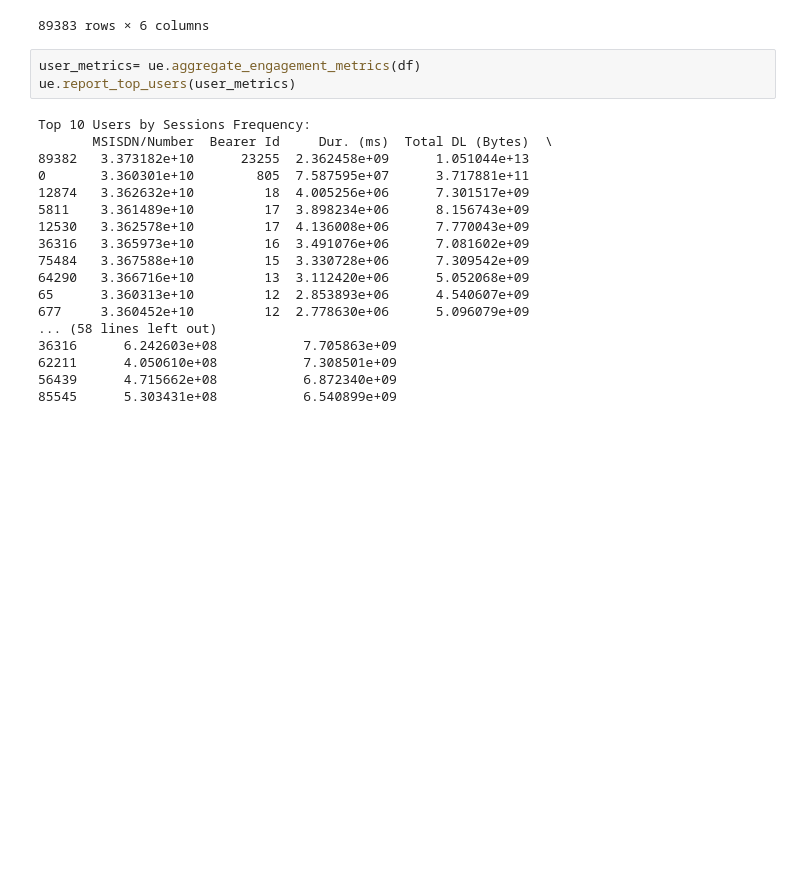
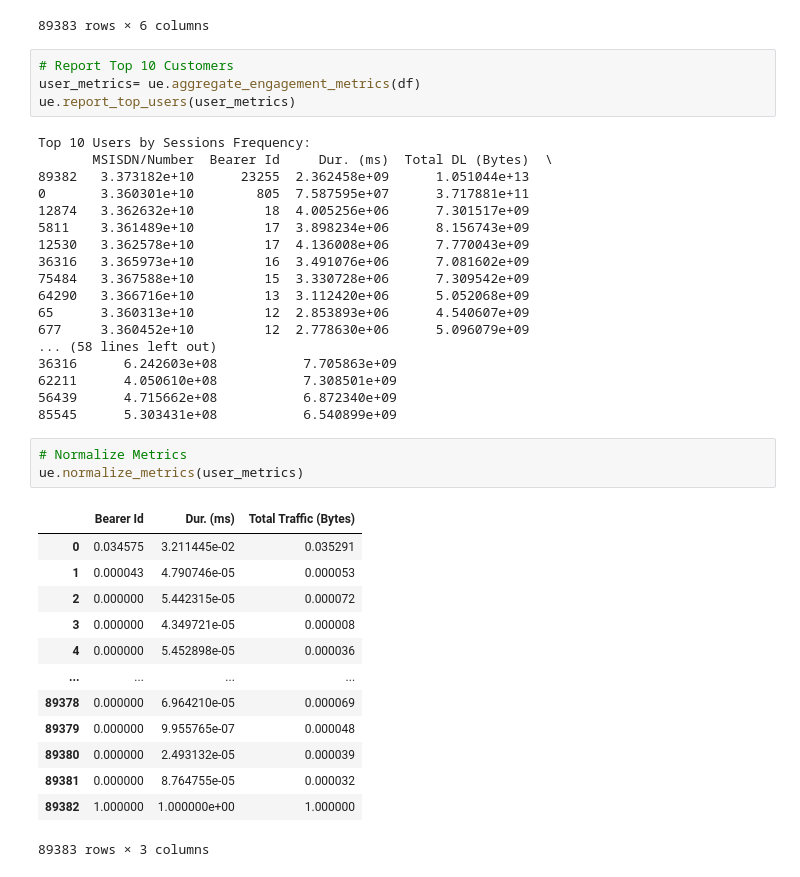
Before and after one commit to Nahom-ketsela/kaim-week-02, a Jupyter notebook: notebook/User_Engagment_Analysis.ipynb, the cells around one changed output. Cells and saved outputs as stored; diff of their text form; blank space fills up the shorter version.

Commit message:
Normalized each engagement metric done.

```diff
--- a/notebook/User_Engagment_Analysis.ipynb
+++ b/notebook/User_Engagment_Analysis.ipynb
@@ -141,6 +141,7 @@ ue.aggregate_engagement_metrics(df)
 | 89382 | 3.373182e+10 | 23255 | 2.362458e+09 | 1.051044e+13 | 9.561861e+11 | 1.146662e+13 |
 89383 rows × 6 columns
 # %%
+# Report Top 10 Customers
 user_metrics= ue.aggregate_engagement_metrics(df)
 ue.report_top_users(user_metrics)
 # %% [output]
@@ -161,3 +162,20 @@ Top 10 Users by Sessions Frequency:
 62211      4.050610e+08           7.308501e+09
 56439      4.715662e+08           6.872340e+09
 85545      5.303431e+08           6.540899e+09
+# %%
+# Normalize Metrics
+ue.normalize_metrics(user_metrics)
+# %% [output]
+|  | Bearer Id | Dur. (ms) | Total Traffic (Bytes) |
+| 0 | 0.034575 | 3.211445e-02 | 0.035291 |
+| 1 | 0.000043 | 4.790746e-05 | 0.000053 |
+| 2 | 0.000000 | 5.442315e-05 | 0.000072 |
+| 3 | 0.000000 | 4.349721e-05 | 0.000008 |
+| 4 | 0.000000 | 5.452898e-05 | 0.000036 |
+| ... | ... | ... | ... |
+| 89378 | 0.000000 | 6.964210e-05 | 0.000069 |
+| 89379 | 0.000000 | 9.955765e-07 | 0.000048 |
+| 89380 | 0.000000 | 2.493132e-05 | 0.000039 |
+| 89381 | 0.000000 | 8.764755e-05 | 0.000032 |
+| 89382 | 1.000000 | 1.000000e+00 | 1.000000 |
+89383 rows × 3 columns
```
Also changed, not shown: 1 other file.
